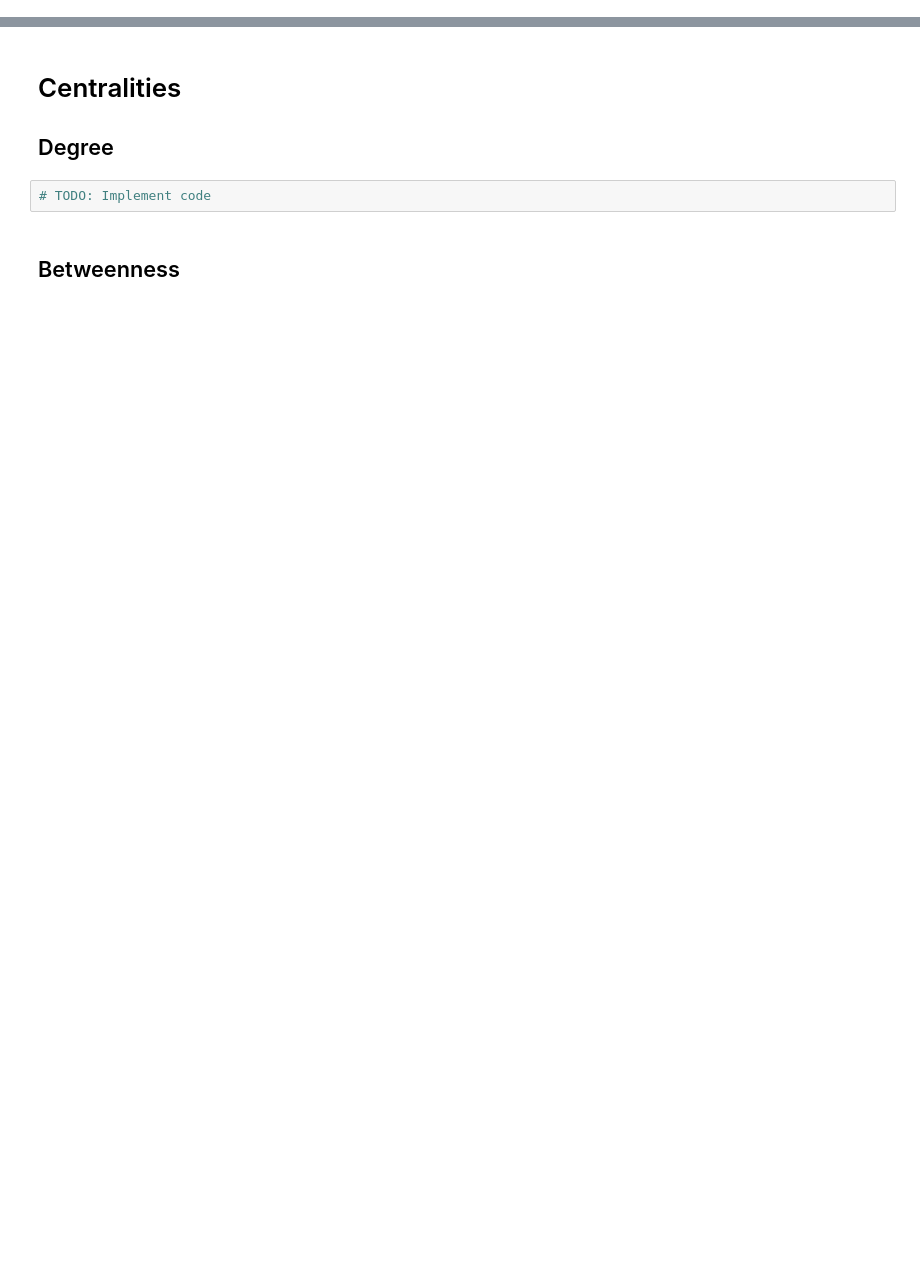
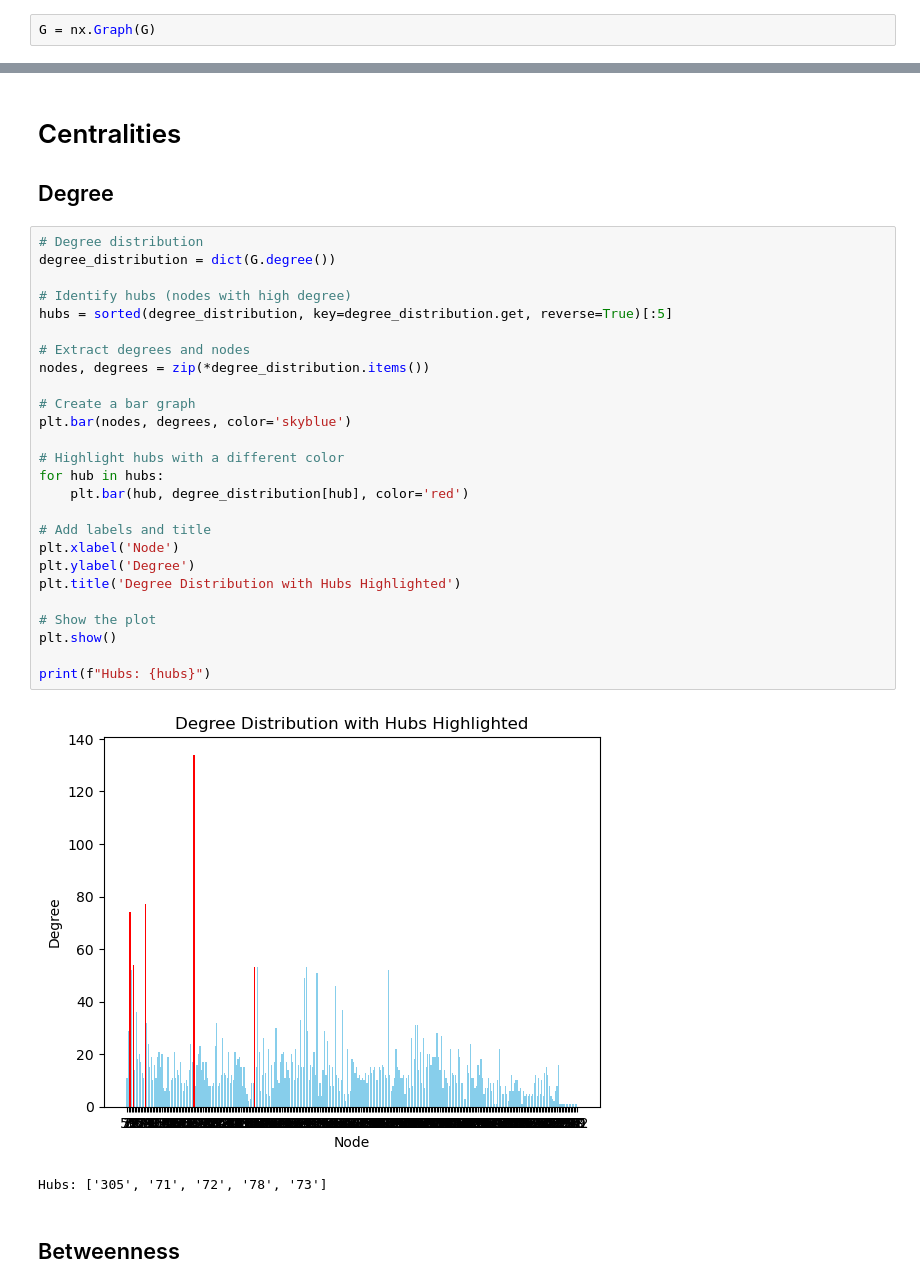
Before and after one commit to dhannn/network-science, a Jupyter notebook: network_science.ipynb, the cells around one changed output, grey strips where cells are left out. Drawn from its saved outputs; the diff is of its cells as text; blank space fills up the shorter version.

```diff
--- a/network_science.ipynb
+++ b/network_science.ipynb
@@ -7,6 +11,8 @@ import networkx as nx
 # TODO: Load dataset and other setup
 gml_file_path = 'celegansneural.gml'
 G = nx.read_gml(gml_file_path)
+# %%
+G = nx.Graph(G)
 # %% [markdown]
 # Basic Graph Characteristics
 ## Node Degrees
@@ -33,7 +107,34 @@ G = nx.read_gml(gml_file_path)
 # %% [markdown]
 # Centralities
 ## Degree
-# %%
-# TODO: Implement code
+# %%
+# Degree distribution
+degree_distribution = dict(G.degree())
+
+# Identify hubs (nodes with high degree)
+hubs = sorted(degree_distribution, key=degree_distribution.get, reverse=True)[:5]
+
+# Extract degrees and nodes
+nodes, degrees = zip(*degree_distribution.items())
+
+# Create a bar graph
+plt.bar(nodes, degrees, color='skyblue')
+
+# Highlight hubs with a different color
+for hub in hubs:
+    plt.bar(hub, degree_distribution[hub], color='red')
+
+# Add labels and title
+plt.xlabel('Node')
+plt.ylabel('Degree')
+plt.title('Degree Distribution with Hubs Highlighted')
+
+# Show the plot
+plt.show()
+
+print(f"Hubs: {hubs}")
+# %% [output]
+[figure, added]
+Hubs: ['305', '71', '72', '78', '73']
 # %% [markdown]
 ## Betweenness
```
Also changed, not shown: parts of 38 cells of this notebook, 2 other files.
